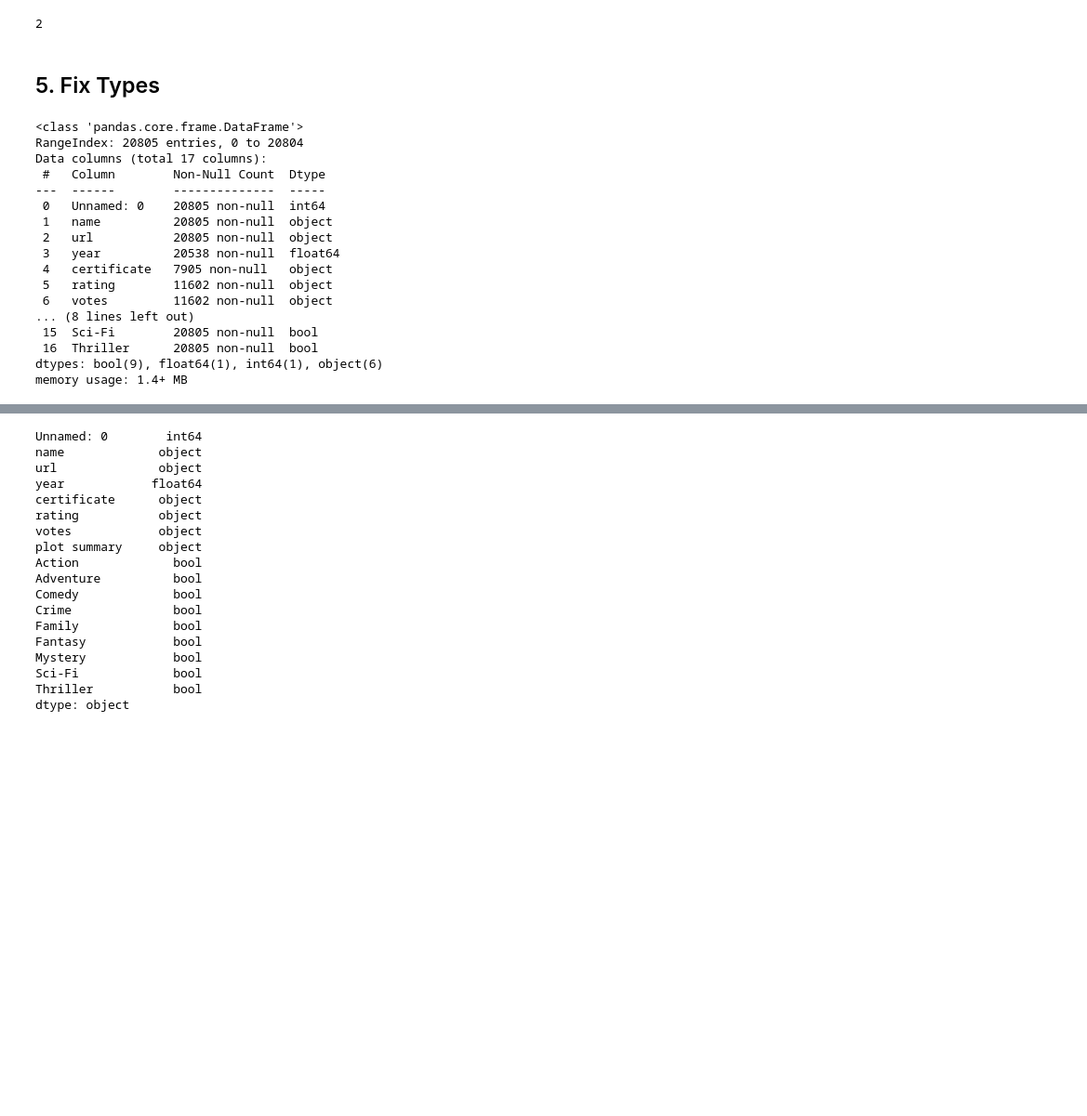
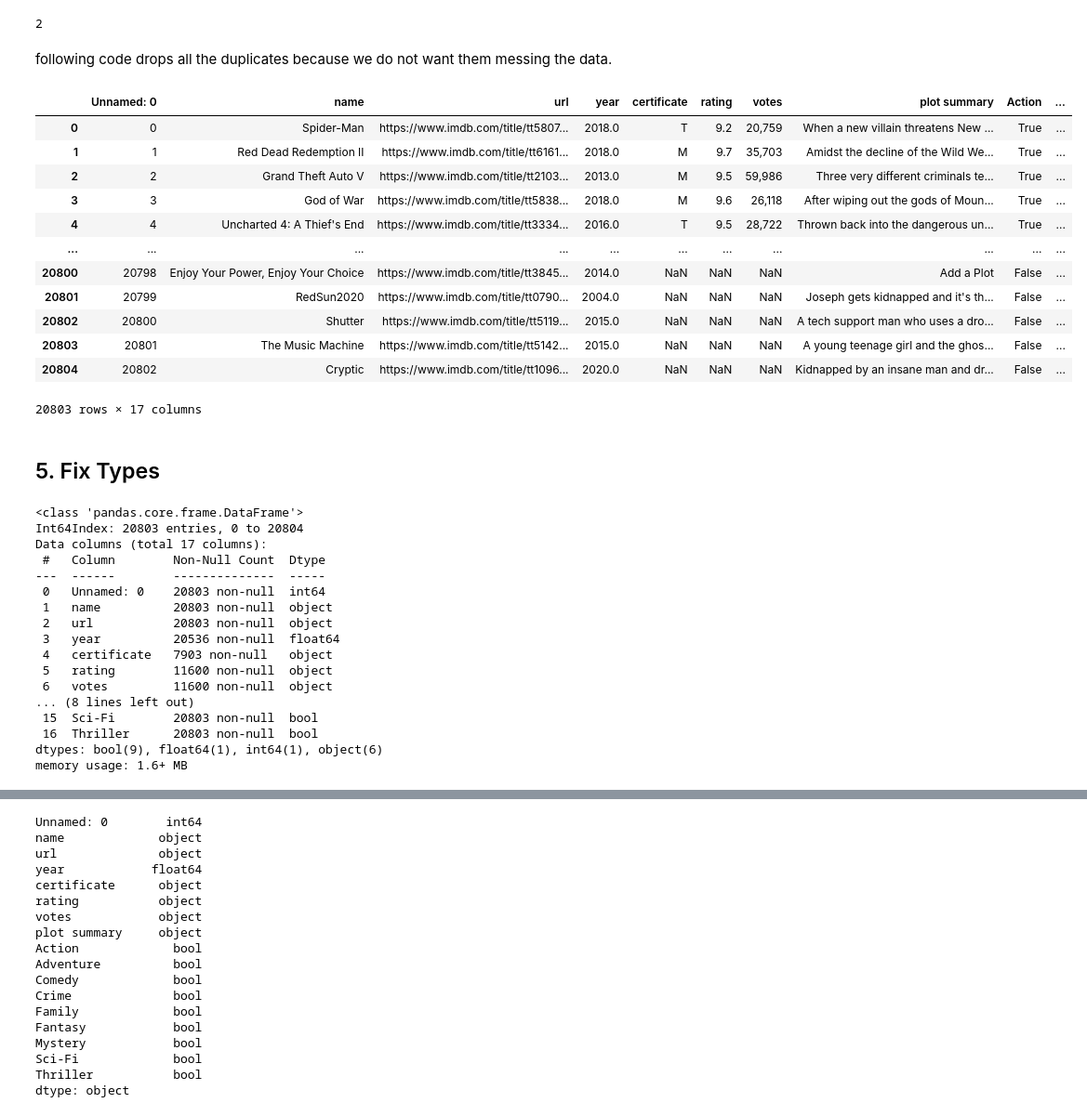
Before and after one commit to sflowers51/cis277-fa22-Lab2, a Jupyter notebook: Lab2.ipynb, the cells around one changed output, grey strips where cells are left out. Shown: that part at 93% size. Saved outputs shown, nothing was run; the diff lists cells and outputs as text; code cells hidden in the pictures; blank space fills up the shorter version.

```diff
--- a/Lab2.ipynb
+++ b/Lab2.ipynb
@@ -75,25 +77,44 @@ df.describe()
 df.duplicated().sum()
 # %% [output]
 2
+# %% [markdown]
+following code drops all the duplicates because we do not want them messing the data.
+# %%
+df.drop_duplicates(inplace=True)
+df
+# %% [output]
+|  | Unnamed: 0 | name | url | year | certificate | rating | votes | plot summary | Action | ... |
+| 0 | 0 | Spider-Man | https://www.imdb.com/title/tt5807... | 2018.0 | T | 9.2 | 20,759 | When a new villain threatens New ... | True | ... |
+| 1 | 1 | Red Dead Redemption II | https://www.imdb.com/title/tt6161... | 2018.0 | M | 9.7 | 35,703 | Amidst the decline of the Wild We... | True | ... |
+| 2 | 2 | Grand Theft Auto V | https://www.imdb.com/title/tt2103... | 2013.0 | M | 9.5 | 59,986 | Three very different criminals te... | True | ... |
+| 3 | 3 | God of War | https://www.imdb.com/title/tt5838... | 2018.0 | M | 9.6 | 26,118 | After wiping out the gods of Moun... | True | ... |
+| 4 | 4 | Uncharted 4: A Thief's End | https://www.imdb.com/title/tt3334... | 2016.0 | T | 9.5 | 28,722 | Thrown back into the dangerous un... | True | ... |
+| ... | ... | ... | ... | ... | ... | ... | ... | ... | ... | ... |
+| 20800 | 20798 | Enjoy Your Power, Enjoy Your Choice | https://www.imdb.com/title/tt3845... | 2014.0 | NaN | NaN | NaN | Add a Plot | False | ... |
+| 20801 | 20799 | RedSun2020 | https://www.imdb.com/title/tt0790... | 2004.0 | NaN | NaN | NaN | Joseph gets kidnapped and it's th... | False | ... |
+| 20802 | 20800 | Shutter | https://www.imdb.com/title/tt5119... | 2015.0 | NaN | NaN | NaN | A tech support man who uses a dro... | False | ... |
+| 20803 | 20801 | The Music Machine | https://www.imdb.com/title/tt5142... | 2015.0 | NaN | NaN | NaN | A young teenage girl and the ghos... | False | ... |
+| 20804 | 20802 | Cryptic | https://www.imdb.com/title/tt1096... | 2020.0 | NaN | NaN | NaN | Kidnapped by an insane man and dr... | False | ... |
+20803 rows × 17 columns
 # %% [markdown]
 ## 5. Fix Types
 # %%
 df.info()
 # %% [output]
 <class 'pandas.core.frame.DataFrame'>
-RangeIndex: 20805 entries, 0 to 20804
+Int64Index: 20803 entries, 0 to 20804
 Data columns (total 17 columns):
  #   Column        Non-Null Count  Dtype
 ---  ------        --------------  -----
- 0   Unnamed: 0    20805 non-null  int64
- 1   name          20805 non-null  object
- 2   url           20805 non-null  object
- 3   year          20538 non-null  float64
- 4   certificate   7905 non-null   object
- 5   rating        11602 non-null  object
- 6   votes         11602 non-null  object
+ 0   Unnamed: 0    20803 non-null  int64
+ 1   name          20803 non-null  object
+ 2   url           20803 non-null  object
+ 3   year          20536 non-null  float64
+ 4   certificate   7903 non-null   object
+ 5   rating        11600 non-null  object
+ 6   votes         11600 non-null  object
 ... (8 lines left out)
- 15  Sci-Fi        20805 non-null  bool
- 16  Thriller      20805 non-null  bool
+ 15  Sci-Fi        20803 non-null  bool
+ 16  Thriller      20803 non-null  bool
 dtypes: bool(9), float64(1), int64(1), object(6)
-memory usage: 1.4+ MB
+memory usage: 1.6+ MB
```
Also changed, not shown: parts of 16 cells of this notebook, 2 other files.
